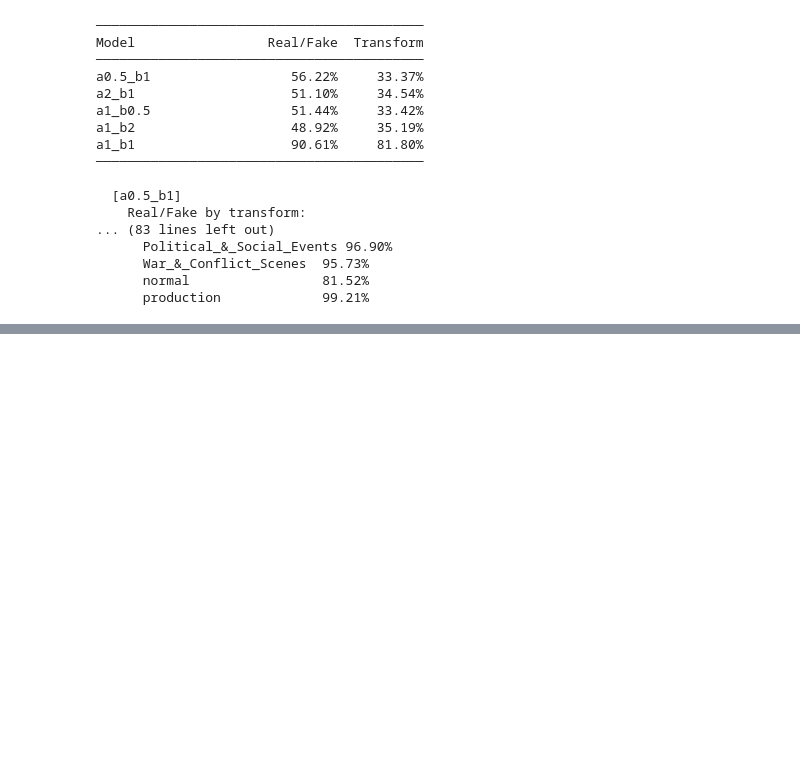
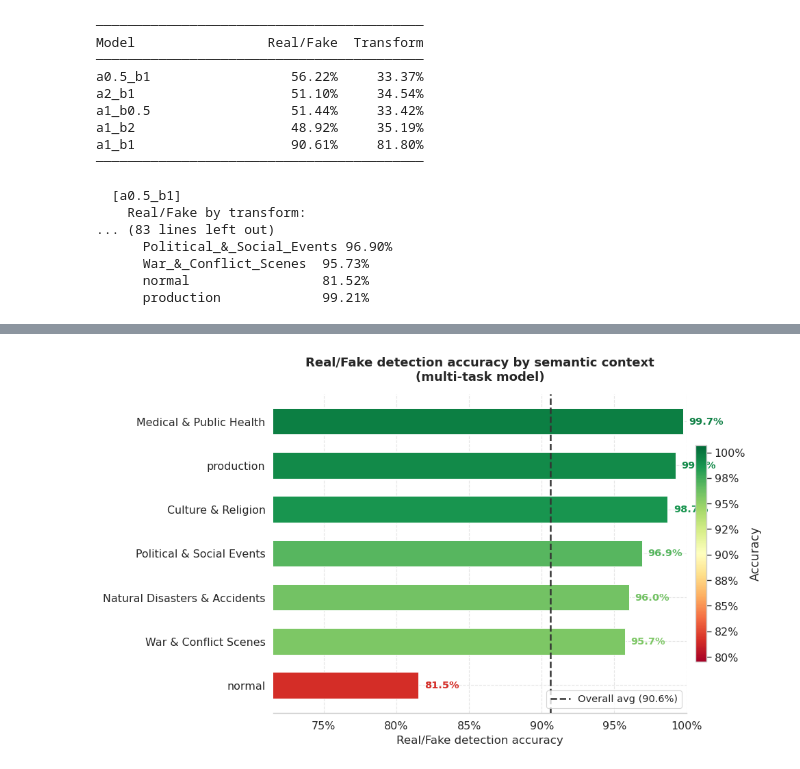
Before and after one commit to refouch/post_processed_ai_gen_detection, a Jupyter notebook: main.ipynb, the cells around one changed output, grey strips where cells are left out. Saved outputs shown, nothing was run; the diff lists cells and outputs as text; code cells hidden in the pictures; blank space fills up the shorter version.

```diff
--- a/main.ipynb
+++ b/main.ipynb
@@ -447,0 +640,49 @@ print_all_results(all_results)
+# %%
+# ─── Fig 4 · Real/Fake accuracy by semantic context (best model) ─────────────
+ctx_raw = all_results.get('multitask_balanced', {}).get('rf_by_context', {})
+ctx_rows = [{'Context': str(k).replace('_', ' '), 'Accuracy': v}
+            for k, v in ctx_raw.items()
+            if isinstance(k, str) and k not in ('nan', 'none', '')]
+
+df4 = pd.DataFrame(ctx_rows).sort_values('Accuracy', ascending=True).reset_index(drop=True)
+
+# Color bars by accuracy using RdYlGn colormap
+cmap  = plt.cm.RdYlGn
+norm  = mpl_colors.Normalize(vmin=df4['Accuracy'].min() - 0.02,
+                              vmax=df4['Accuracy'].max() + 0.01)
+bar_colors = [cmap(norm(v)) for v in df4['Accuracy']]
+
+fig, ax = plt.subplots(figsize=(10, 0.65 * len(df4) + 1.5))
+bars = ax.barh(df4['Context'], df4['Accuracy'],
+               color=bar_colors, height=0.6, edgecolor='white', linewidth=0.7, zorder=3)
+
+for bar, v in zip(bars, df4['Accuracy']):
+    ax.text(v + 0.004, bar.get_y() + bar.get_height() / 2, f'{v:.1%}',
+            va='center', fontsize=10.5, fontweight='bold',
+            color=cmap(norm(v)))
+
+overall = all_results.get('multitask_balanced', {}).get('acc_realfake', None)
+if overall:
+    ax.axvline(overall, color='#333333', lw=1.8, ls='--', zorder=4,
+               label=f'Overall avg ({overall:.1%})')
+    ax.legend(fontsize=10.5, loc='lower right')
+
+xleft = max(0.0, df4['Accuracy'].min() - 0.1)
+ax.set_xlim(xleft, min(1.0, df4['Accuracy'].max() + 0.07))
+ax.xaxis.set_major_formatter(mticker.FuncFormatter(lambda v, _: f'{v:.0%}'))
+ax.set_xlabel('Real/Fake detection accuracy', fontsize=12)
+ax.set_title('Real/Fake detection accuracy by semantic context\n(multi-task model)',
+             fontsize=13, fontweight='bold', pad=14)
+
+sm = plt.cm.ScalarMappable(cmap=cmap, norm=norm)
+sm.set_array([])
+plt.colorbar(sm, ax=ax, label='Accuracy', fraction=0.025, pad=0.02,
+             format=mticker.FuncFormatter(lambda v, _: f'{v:.0%}'))
+sns.despine(ax=ax, left=True, bottom=False)
+ax.tick_params(left=False)
+
+plt.tight_layout()
+plt.savefig('plots/fig4_context_breakdown.png', bbox_inches='tight')
+plt.show()
+# %% [output]
+[figure, added]
```
Also changed, not shown: parts of 10 cells of this notebook.
